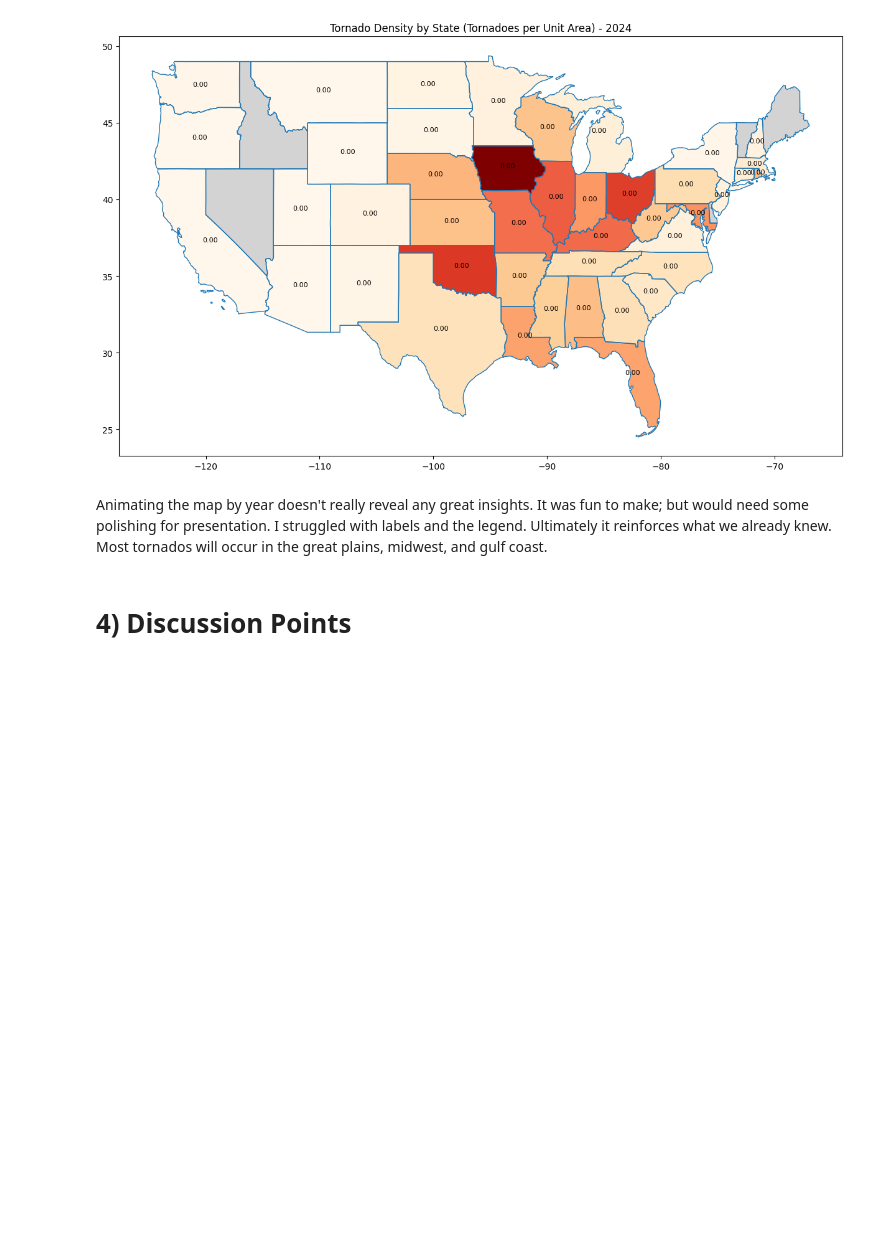
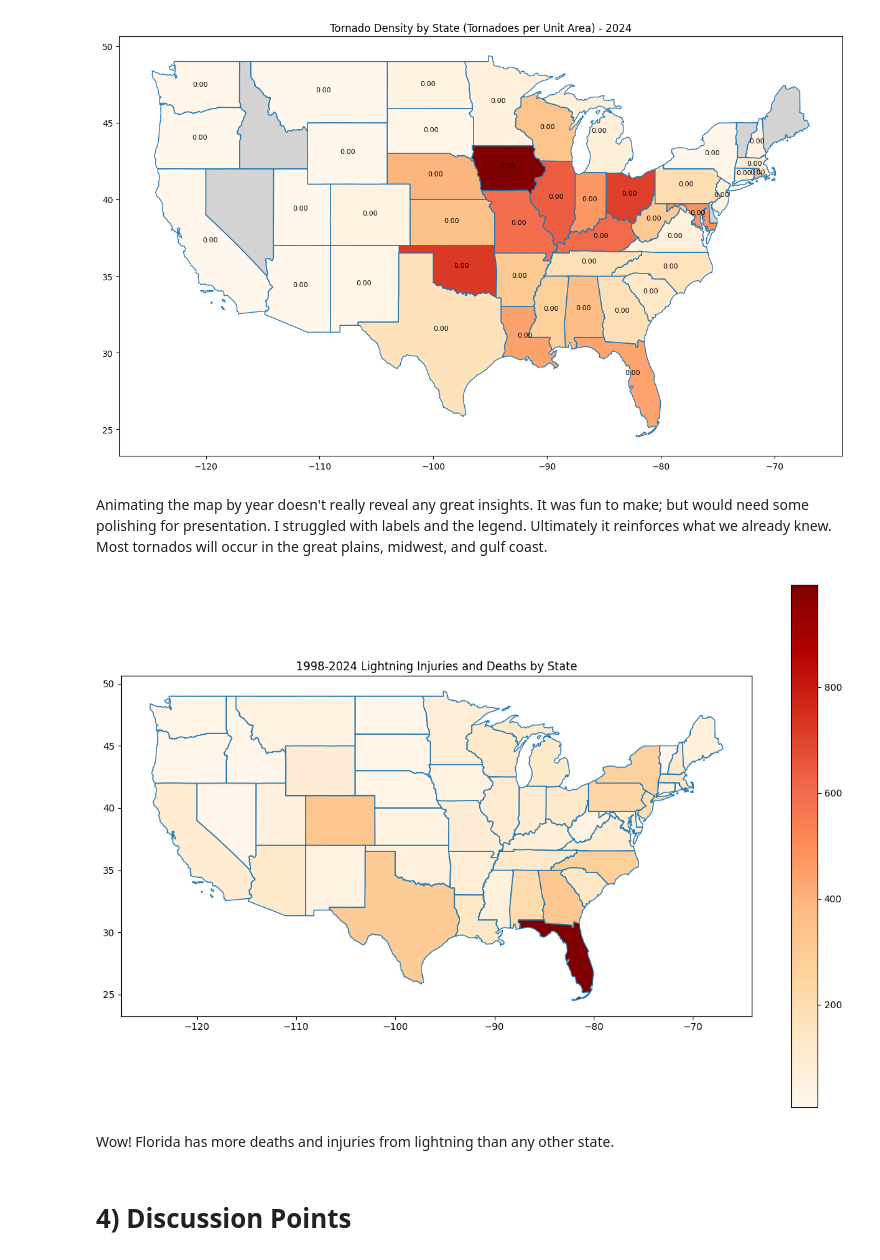
Before and after one commit to drpafowler/datafun-06-eda, a Jupyter notebook: philip_eda.ipynb, the cells around one changed output. Saved outputs shown, nothing was run; the diff lists cells and outputs as text; code cells hidden in the pictures; blank space fills up the shorter version.

```diff
--- a/philip_eda.ipynb
+++ b/philip_eda.ipynb
@@ -1189,6 +1231,67 @@ plt.show()
 [figure]
 # %% [markdown]
 Animating the map by year doesn't really reveal any great insights.  It was fun to make; but would need some polishing for presentation.  I struggled with labels and the legend.  Ultimately it reinforces what we already knew.  Most tornados will occur in the great plains, midwest, and gulf coast.
+# %%
+# Filter for lightning events
+lightning_df = df[df['EVENT_TYPE'] == 'Lightning']
+
+# Check if the filtered DataFrame is empty
+if lightning_df.empty:
+    print("No lightning events found in the DataFrame.")
+
+# Group by state abbreviation and sum the injuries and deaths
+lightning_injuries_deaths_by_state = lightning_df.groupby('STATE_FIPS')[['INJURIES_DIRECT', 'INJURIES_INDIRECT', 'DEATHS_DIRECT', 'DEATHS_INDIRECT']].sum().reset_index()
+
+# Calculate total injuries and deaths
+lightning_injuries_deaths_by_state['total_injuries_deaths'] = (
+    lightning_injuries_deaths_by_state['INJURIES_DIRECT'] +
+    lightning_injuries_deaths_by_state['INJURIES_INDIRECT'] +
+    lightning_injuries_deaths_by_state['DEATHS_DIRECT'] +
+    lightning_injuries_deaths_by_state['DEATHS_INDIRECT']
+)
+
+# Load the shapefile for US states
+shapefile_path = 'shp/cb_2018_us_state_20m.shp'
+gdf = gpd.read_file(shapefile_path)
+
+# List of state fips codes for the 48 contiguous US states
+contiguous_fips_states = [
+    '01', '04', '05', '06', '08', '09', '10', '12', '13', '16', '17', '18', '19', '20', '21', '22', '23', '24', '25',
+    '26', '27', '28', '29', '30', '31', '32', '33', '34', '35', '36', '37', '38', '39', '40', '41', '42', '44', '45',
+    '46', '47', '48', '49', '50', '51', '53', '54', '55', '56'
+]
+
+# Filter the GeoDataFrame to include only the contiguous states
+gdf_contiguous = gdf[gdf['STATEFP'].isin(contiguous_fips_states)]
+
+# Merge the lightning data with the state geometries
+merged = gdf_contiguous.merge(lightning_injuries_deaths_by_state, left_on='STATEFP', right_on='STATE_FIPS', how='left')
+
+# Check if the merged DataFrame contains total_injuries_deaths column and print no count column
+if 'total_injuries_deaths' not in merged.columns:
+    print("No lightning injuries or deaths found in the contiguous US states.")
+
+# Check if the merged DataFrame is empty
+if merged.empty:
+    print("No common states found between the shapefile and lightning data.")
+
+# Check for missing geometries
+merged = merged[merged.geometry.notnull()]
+
+# Validate geometries
+merged = merged[merged.is_valid]
+
+# Plot the map
+fig, ax = plt.subplots(1, 1, figsize=(15, 10))
+gdf_contiguous.boundary.plot(ax=ax, linewidth=1)
+merged.plot(column='total_injuries_deaths', ax=ax, legend=True, cmap='OrRd', missing_kwds={"color": "lightgrey"})
+
+plt.title('1998-2024 Lightning Injuries and Deaths by State')
+plt.show()
+# %% [output]
+[figure, added]
+# %% [markdown]
+Wow! Florida has more deaths and injuries from lightning than any other state.
 # %% [markdown]
 # 4) Discussion Points
 # %% [markdown]
```
Also changed, not shown: parts of 2 cells of this notebook, 1 other file.
